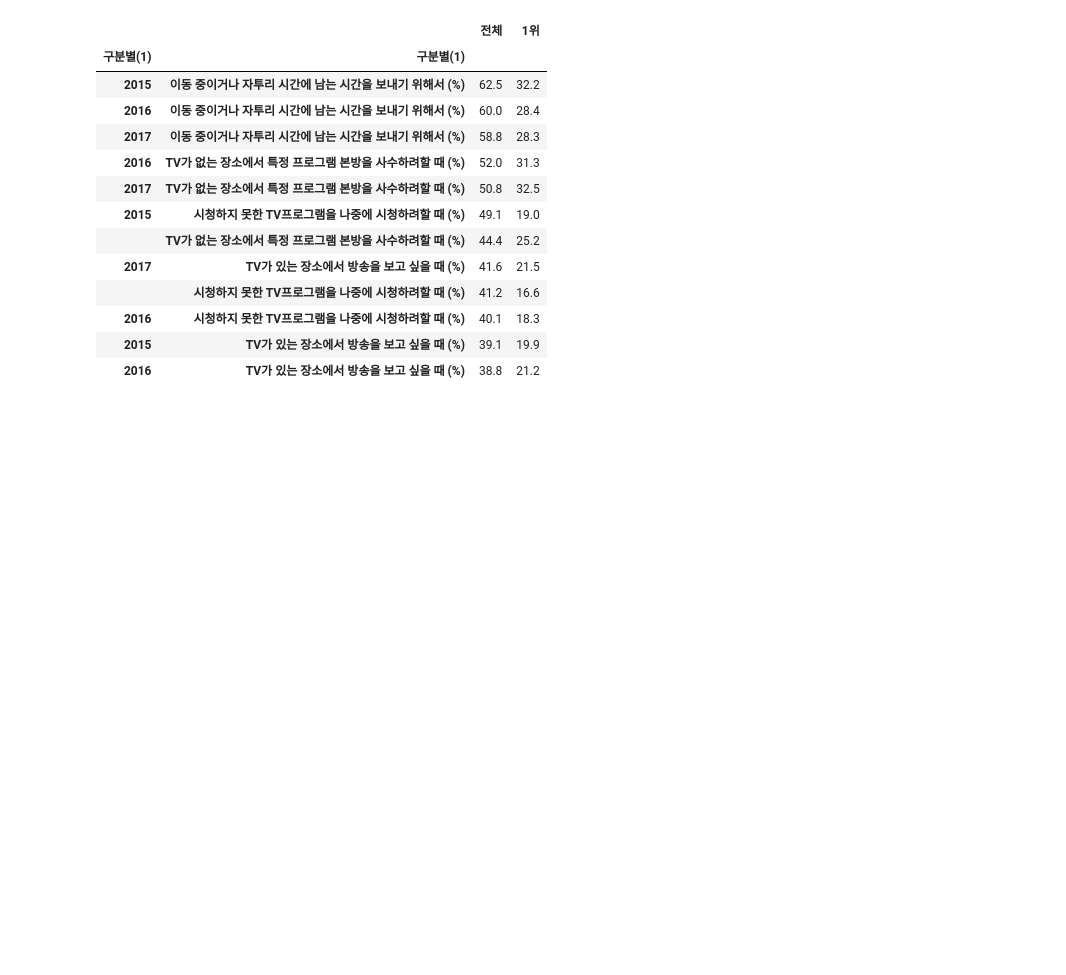
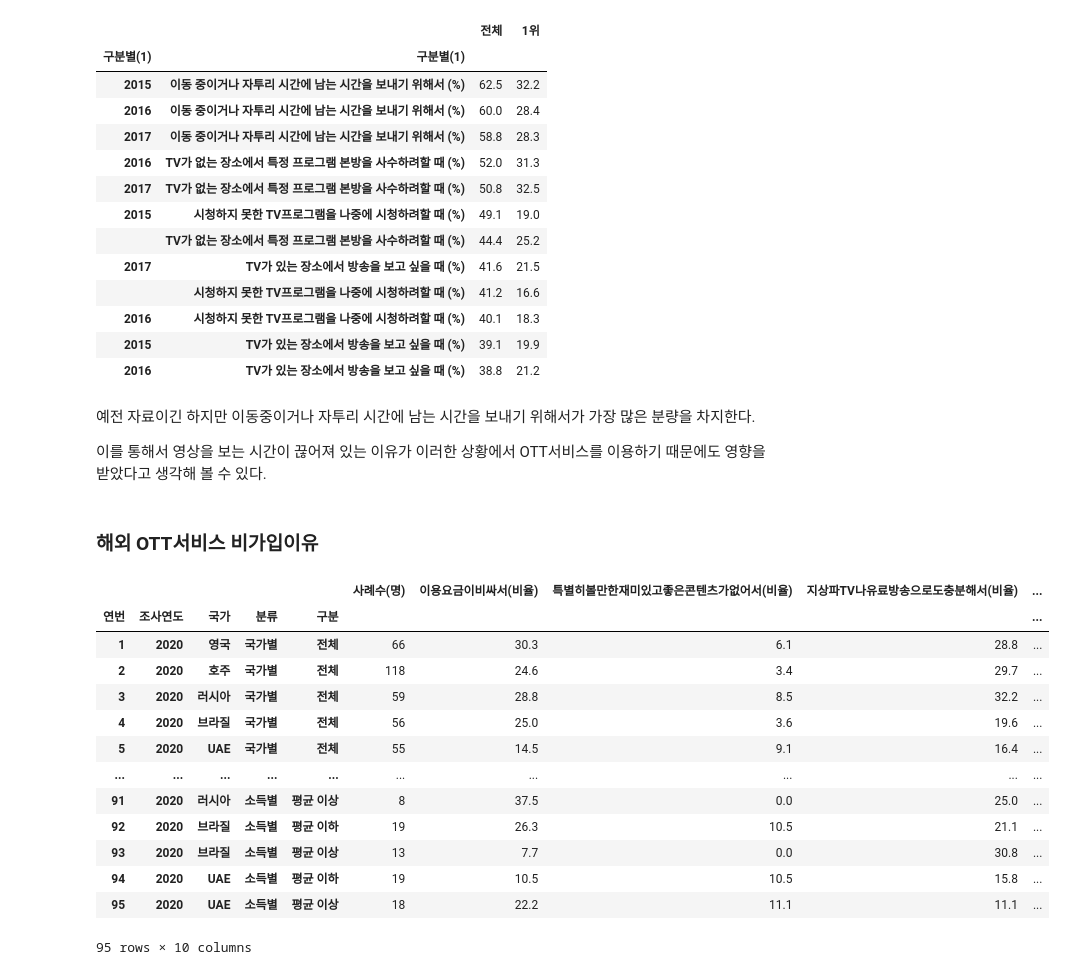
Before and after one commit to tada-data/teamproject-mid, a Jupyter notebook: 중간프로젝트데이터간단하게Review_R위한 정리 포함.ipynb, the cells around one changed output. Drawn from its saved outputs; the diff is of its cells as text; code cells hidden in the pictures; blank space fills up the shorter version.

```diff
--- a/중간프로젝트데이터간단하게Review_R위한 정리 포함.ipynb
+++ b/중간프로젝트데이터간단하게Review_R위한 정리 포함.ipynb
@@ -742,0 +776,24 @@ when.T.sort_values(by="전체", ascending=False)
+# %% [markdown]
+예전 자료이긴 하지만 이동중이거나 자투리 시간에 남는 시간을 보내기 위해서가 가장 많은 분량을 차지한다.
+
+이를 통해서 영상을 보는 시간이 끊어져 있는 이유가 이러한 상황에서 OTT서비스를 이용하기 때문에도 영향을 받았다고 생각해 볼 수 있다.
+# %% [markdown]
+### 해외 OTT서비스 비가입이유
+# %%
+reason = pd.read_csv("해외유료OTT서비스비가입이유.csv", encoding="euc-kr", index_col=[0,1,2,3,4])
+reason
+# %% [output]
+|  |  |  |  |  | 사례수(명) | 이용요금이비싸서(비율) | 특별히볼만한재미있고좋은콘텐츠가없어서(비율) | 지상파TV나유료방송으로도충분해서(비율) | ... |
+| 연번 | 조사연도 | 국가 | 분류 | 구분 |  |  |  |  | ... |
+| 1 | 2020 | 영국 | 국가별 | 전체 | 66 | 30.3 | 6.1 | 28.8 | ... |
+| 2 | 2020 | 호주 | 국가별 | 전체 | 118 | 24.6 | 3.4 | 29.7 | ... |
+| 3 | 2020 | 러시아 | 국가별 | 전체 | 59 | 28.8 | 8.5 | 32.2 | ... |
+| 4 | 2020 | 브라질 | 국가별 | 전체 | 56 | 25.0 | 3.6 | 19.6 | ... |
+| 5 | 2020 | UAE | 국가별 | 전체 | 55 | 14.5 | 9.1 | 16.4 | ... |
+| ... | ... | ... | ... | ... | ... | ... | ... | ... | ... |
+| 91 | 2020 | 러시아 | 소득별 | 평균 이상 | 8 | 37.5 | 0.0 | 25.0 | ... |
+| 92 | 2020 | 브라질 | 소득별 | 평균 이하 | 19 | 26.3 | 10.5 | 21.1 | ... |
+| 93 | 2020 | 브라질 | 소득별 | 평균 이상 | 13 | 7.7 | 0.0 | 30.8 | ... |
+| 94 | 2020 | UAE | 소득별 | 평균 이하 | 19 | 10.5 | 10.5 | 15.8 | ... |
+| 95 | 2020 | UAE | 소득별 | 평균 이상 | 18 | 22.2 | 11.1 | 11.1 | ... |
+95 rows × 10 columns
```
Also changed, not shown: parts of 10 cells of this notebook, 5 other files.
